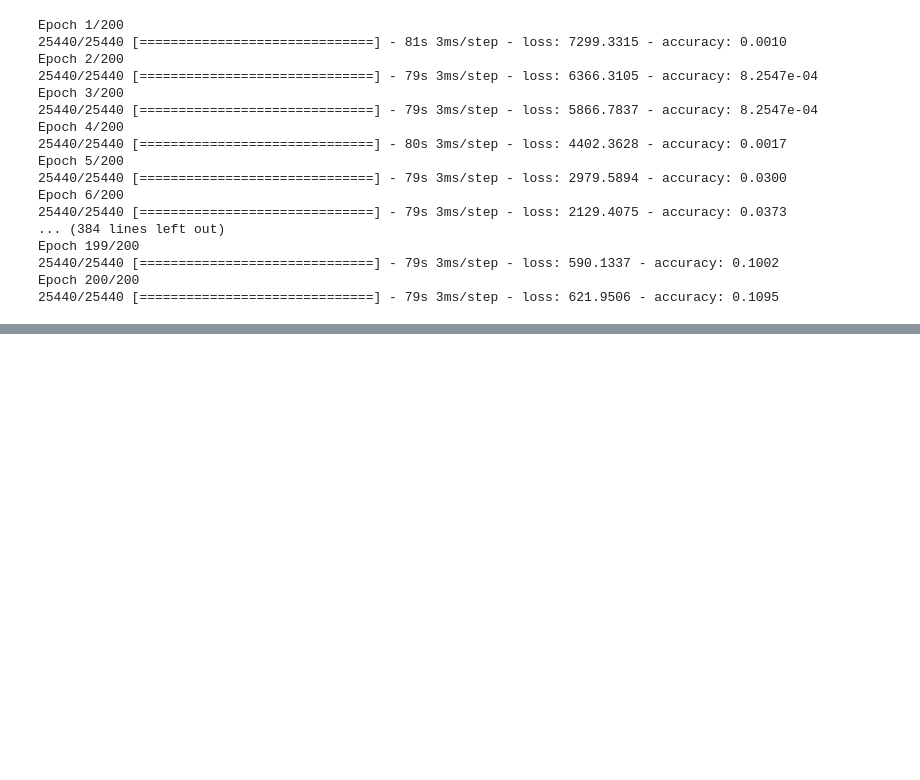
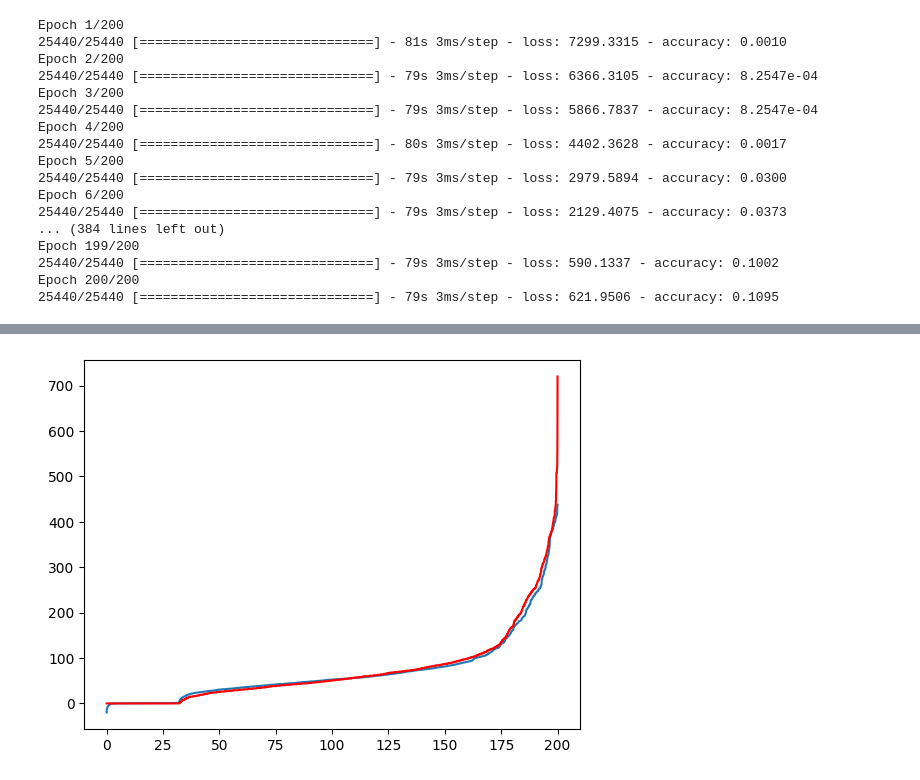
Before and after one commit to tuleshochka/BSM_MODEL, a Jupyter notebook: training_model.ipynb, the cells around one changed output, grey strips where cells are left out. Saved outputs shown, nothing was run; the diff lists cells and outputs as text; code cells hidden in the pictures; blank space fills up the shorter version.

```diff
--- a/training_model.ipynb
+++ b/training_model.ipynb
@@ -162,7 +162,21 @@ filename = 'RNN_model_200.sav'
 pickle.dump(model2, open(filename, 'wb'))
 # %%
 # load the model from disk
+filename = 'RNN_model_200.sav'
 loaded_model = pickle.load(open(filename, 'rb'))
+# %%
+#for training
+import pandas as  pd
+
+xy = pd.read_csv("final_table_with_x_y.csv")
+
+X = xy.drop('sum_bsm', axis=1)
+y = xy['sum_bsm']
+# %%
+#for training
+
+from sklearn.model_selection import train_test_split
+X_train, X_test, y_train, y_test =  train_test_split(X,y,test_size = 0.1, random_state= 0)
 # %%
 pred1 = loaded_model.predict(X_test)
 # %% [output]
@@ -171,3 +185,25 @@ pred1 = loaded_model.predict(X_test)
 df1 = pd.DataFrame(pred1)
 df1.to_csv('pred1.csv', index = False)
 y_test.to_csv('y_test.csv', index = False)
+# %%
+y_test_ = y_test
+pred1.sort(axis=0)
+new_numpy = y_test_.to_numpy(dtype=int)
+new_numpy.sort(axis=0)
+# %%
+import numpy as np
+import matplotlib.pyplot as plt
+def f(x):
+    return x**2*np.exp(-x**2)
+x = np.linspace ( start = 0.    # lower limit
+                , stop = 200      # upper limit
+                , num = 2827      # generate 51 points between 0 and 3
+                )
+# x = x.reshape(2827,1)
+y = pred1    # This is already vectorized, that is, y will be a vector!
+plt.plot(x, y)
+yy = new_numpy
+plt.plot(x, yy, 'r-')
+plt.show()
+# %% [output]
+[figure, added]
```
Also changed, not shown: parts of 1 cell of this notebook, 1 other file.
